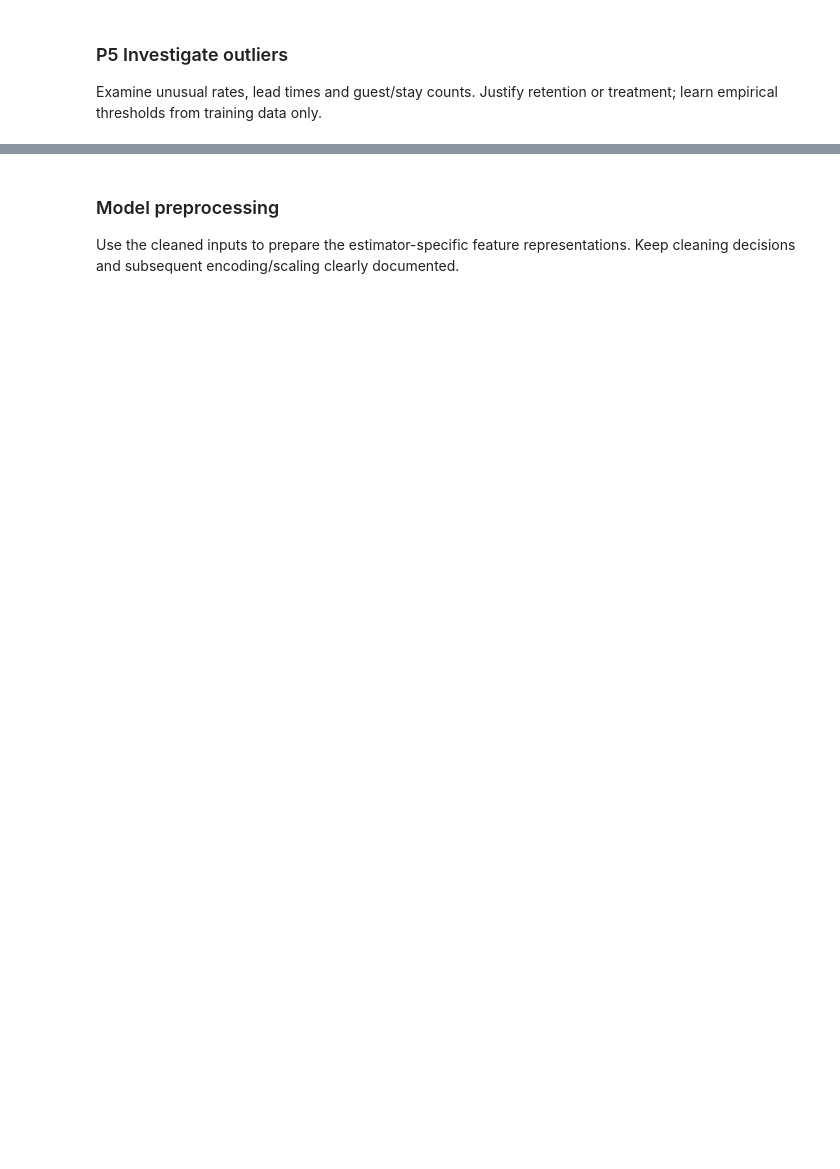
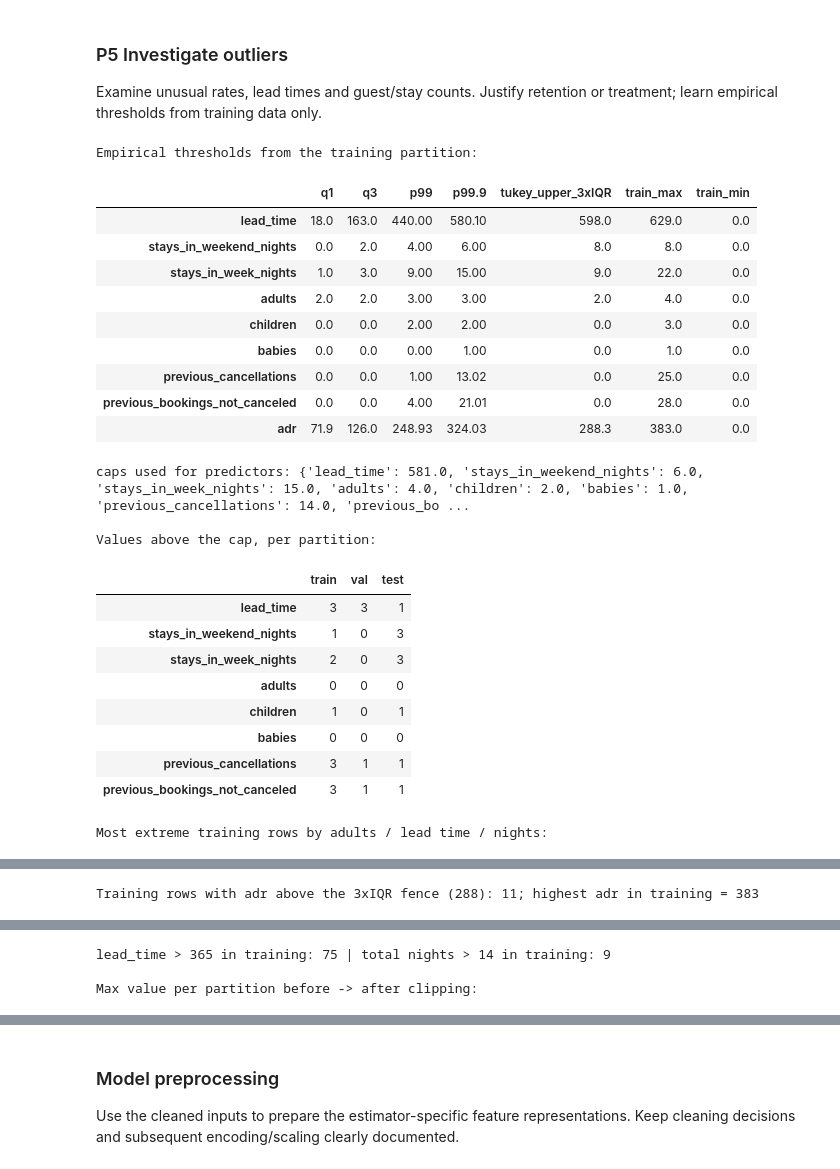
Before and after one commit to zenaism/hotel-booking-project, a Jupyter notebook: Project_Starter.ipynb, the cells around one changed output, grey strips where cells are left out. Saved outputs shown, nothing was run; the diff lists cells and outputs as text; code cells hidden in the pictures; blank space fills up the shorter version.

```diff
--- a/Project_Starter.ipynb
+++ b/Project_Starter.ipynb
@@ -159,6 +786,76 @@ _Write your response here._
 
 Examine unusual rates, lead times and guest/stay counts. Justify retention or treatment; learn empirical thresholds from training data only.
 # %%
-# TODO 1: Inspect and quantify the relevant issues for this task: investigate outliers.
-# TODO 2: Implement a justified treatment where needed, or retain the records with an evidence-based explanation; preserve raw_data.
-# TODO 3: Update cleaning_log with affected counts, decisions and reasons; show relevant before/after evidence and apply train-fitted rules consistently to held-out partitions.
+train = parts["train"]
+OUTLIER_PRED = ["lead_time", "stays_in_weekend_nights", "stays_in_week_nights", "adults", "children", "babies",
+                "previous_cancellations", "previous_bookings_not_canceled"]
+
+# thresholds learned from TRAINING rows only
+q = train[OUTLIER_PRED + ["adr"]].quantile([0.25, 0.75, 0.99, 0.999]).T
+q.columns = ["q1", "q3", "p99", "p99.9"]
+q["tukey_upper_3xIQR"] = q["q3"] + 3 * (q["q3"] - q["q1"])
+q["train_max"] = train[OUTLIER_PRED + ["adr"]].max()
+q["train_min"] = train[OUTLIER_PRED + ["adr"]].min()
+print("Empirical thresholds from the training partition:")
+display(q.round(2))
+
+caps = {c: float(np.ceil(q.loc[c, "p99.9"])) for c in OUTLIER_PRED}     # cap predictors at the training 99.9th percentile
+print("caps used for predictors:", caps)
+
+# how many values would be clipped in each partition
+clip_counts = pd.DataFrame({k: {c: int((p[c] > caps[c]).sum()) for c in OUTLIER_PRED} for k, p in parts.items()})
+print("\nValues above the cap, per partition:")
+display(clip_counts)
+
+# actual extreme rows (training)
+print("Most extreme training rows by adults / lead time / nights:")
+display(train.sort_values(["adults", "lead_time"], ascending=False)[
+    ["hotel", "lead_time", "stays_in_weekend_nights", "stays_in_week_nights", "adults", "children", "babies", "market_segment", "adr"]].head(5))
+
+adr_hi = train[train["adr"] > q.loc["adr", "tukey_upper_3xIQR"]]
+print(f"\nTraining rows with adr above the 3xIQR fence ({q.loc['adr', 'tukey_upper_3xIQR']:.0f}): {len(adr_hi)}; highest adr in training = {train['adr'].max():.0f}")
+display(adr_hi[["hotel", "arrival_date_month", "market_segment", "adr"]].sort_values("adr", ascending=False).head(5))
+print("lead_time > 365 in training:", int((train["lead_time"] > 365).sum()), "| total nights > 14 in training:",
+      int(((train["stays_in_weekend_nights"] + train["stays_in_week_nights"]) > 14).sum()))
+
+# treatment: clip predictors only (never the target) at the training caps, same caps for val/test
+before_max = pd.DataFrame({k: p[OUTLIER_PRED].max() for k, p in parts.items()})
+for df in parts.values():
+    for c, cap in caps.items():
+        df[c] = df[c].clip(upper=int(cap))
+after_max = pd.DataFrame({k: p[OUTLIER_PRED].max() for k, p in parts.items()})
+print("\nMax value per partition before -> after clipping:")
+display(before_max.astype(str) + " -> " + after_max.astype(str))
+
+n_rows = sum(len(p) for p in parts.values())
+total_clipped = int(clip_counts.values.sum())
+log_step("P5 outliers", "Extreme lead time / stay / guest / history counts", total_clipped,
+         "Clip predictors at the training 99.9th percentile", "Values are rare but real; clipping limits their pull on scaled models without deleting rows.", n_rows)
+log_step("P5 outliers", "Unusually high adr (training rows above 3xIQR fence: %d)" % len(adr_hi), len(adr_hi),
+         "Retain, target not modified", "High rates in peak-season/suite bookings are plausible; changing the target would hide real error. MAE is used for model selection because it is less sensitive to them.", n_rows)
+log_step("P5 outliers", "Rows removed for outliers", 0, "None", "Deleting rows would change the shared split membership; more deletion is not better cleaning.", n_rows)
+# %% [output]
+Empirical thresholds from the training partition:
+|  | q1 | q3 | p99 | p99.9 | tukey_upper_3xIQR | train_max | train_min |
+| lead_time | 18.0 | 163.0 | 440.00 | 580.10 | 598.0 | 629.0 | 0.0 |
+| stays_in_weekend_nights | 0.0 | 2.0 | 4.00 | 6.00 | 8.0 | 8.0 | 0.0 |
+| stays_in_week_nights | 1.0 | 3.0 | 9.00 | 15.00 | 9.0 | 22.0 | 0.0 |
+| adults | 2.0 | 2.0 | 3.00 | 3.00 | 2.0 | 4.0 | 0.0 |
+| children | 0.0 | 0.0 | 2.00 | 2.00 | 0.0 | 3.0 | 0.0 |
+| babies | 0.0 | 0.0 | 0.00 | 1.00 | 0.0 | 1.0 | 0.0 |
+| previous_cancellations | 0.0 | 0.0 | 1.00 | 13.02 | 0.0 | 25.0 | 0.0 |
+| previous_bookings_not_canceled | 0.0 | 0.0 | 4.00 | 21.01 | 0.0 | 28.0 | 0.0 |
+| adr | 71.9 | 126.0 | 248.93 | 324.03 | 288.3 | 383.0 | 0.0 |
+caps used for predictors: {'lead_time': 581.0, 'stays_in_weekend_nights': 6.0, 'stays_in_week_nights': 15.0, 'adults': 4.0, 'children': 2.0, 'babies': 1.0, 'previous_cancellations': 14.0, 'previous_bo ...
+
+Values above the cap, per partition:
+|  | train | val | test |
+| lead_time | 3 | 3 | 1 |
+| stays_in_weekend_nights | 1 | 0 | 3 |
+| stays_in_week_nights | 2 | 0 | 3 |
+| adults | 0 | 0 | 0 |
+| children | 1 | 0 | 1 |
+| babies | 0 | 0 | 0 |
+| previous_cancellations | 3 | 1 | 1 |
+| previous_bookings_not_canceled | 3 | 1 | 1 |
+Most extreme training rows by adults / lead time / nights:
@@ -164,0 +868 @@ Examine unusual rates, lead times and guest/stay counts. Justify retention or tr
+Training rows with adr above the 3xIQR fence (288): 11; highest adr in training = 383
@@ -164,0 +875,3 @@ Examine unusual rates, lead times and guest/stay counts. Justify retention or tr
+lead_time > 365 in training: 75 | total nights > 14 in training: 9
+
+Max value per partition before -> after clipping:
```
Also changed, not shown: parts of 20 cells of this notebook, 1 other file.
